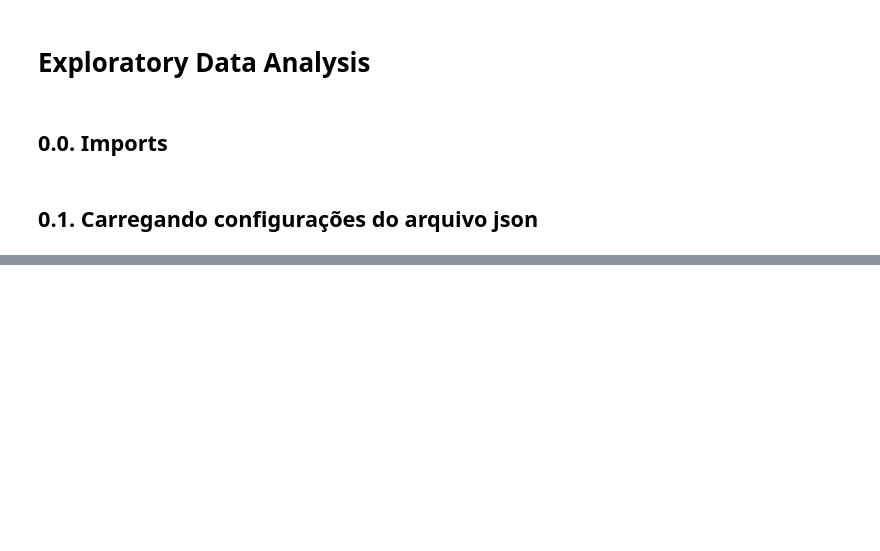
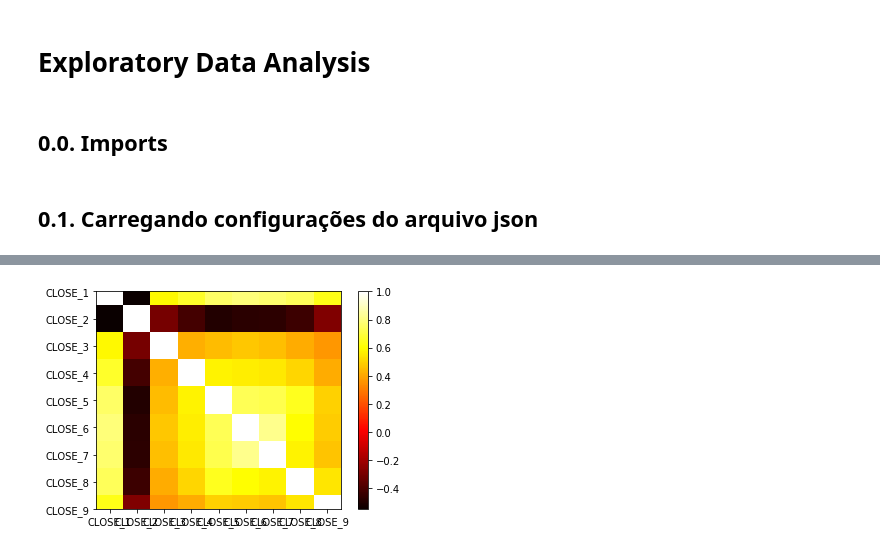
Before and after one commit to audelianoli/stock_market_predition_w_blue_chips, a Jupyter notebook: eda.ipynb, the cells around one changed output, grey strips where cells are left out. Drawn from its saved outputs; the diff is of its cells as text; code cells hidden in the pictures; blank space fills up the shorter version.

```diff
--- a/eda.ipynb
+++ b/eda.ipynb
@@ -37,0 +57,5 @@ df.head(3)
+# %%
+for n in range( 1, len(stock_dic)+1 ):
+    df_close['CLOSE_{}'.format(n)] = df['CLOSE_{}'.format(n)]
+
+df_close.head()
@@ -37,0 +69,5 @@ df.head(3)
+# %%
+horizon = configs['dataset']['horizon']
+# %%
+df_close['TARGET_WIN'] = df_close['CLOSE_1'].diff(periods=horizon).shift(-horizon)
+df_close.head(5)
@@ -37,0 +92,5 @@ df.head(3)
+# %%
+# Ajustando o DataFrame para apenas os dados de fechamento
+df_corr = df_close.set_index('DATETIME')
+df_corr.drop(columns=['TARGET_WIN'], inplace=True)
+df_corr
@@ -37,0 +112,15 @@ df.head(3)
+# %%
+# Criando a matriz de correlação (heatmap)
+
+# Nota-se que a falta de normalização dos dados interfere na análise dos dados
+
+rets3 = df_corr[:].pct_change()
+corr = rets3.corr()
+plt.imshow(corr, cmap='hot', interpolation='none')
+plt.colorbar()
+plt.xticks(range(len(corr)), corr.columns)
+plt.yticks(range(len(corr)), corr.columns);
+plt.savefig("correl.png")
+plt.show()
+# %% [output]
+[figure, added]
```
Also changed, not shown: parts of 16 cells of this notebook, 3 other files.
